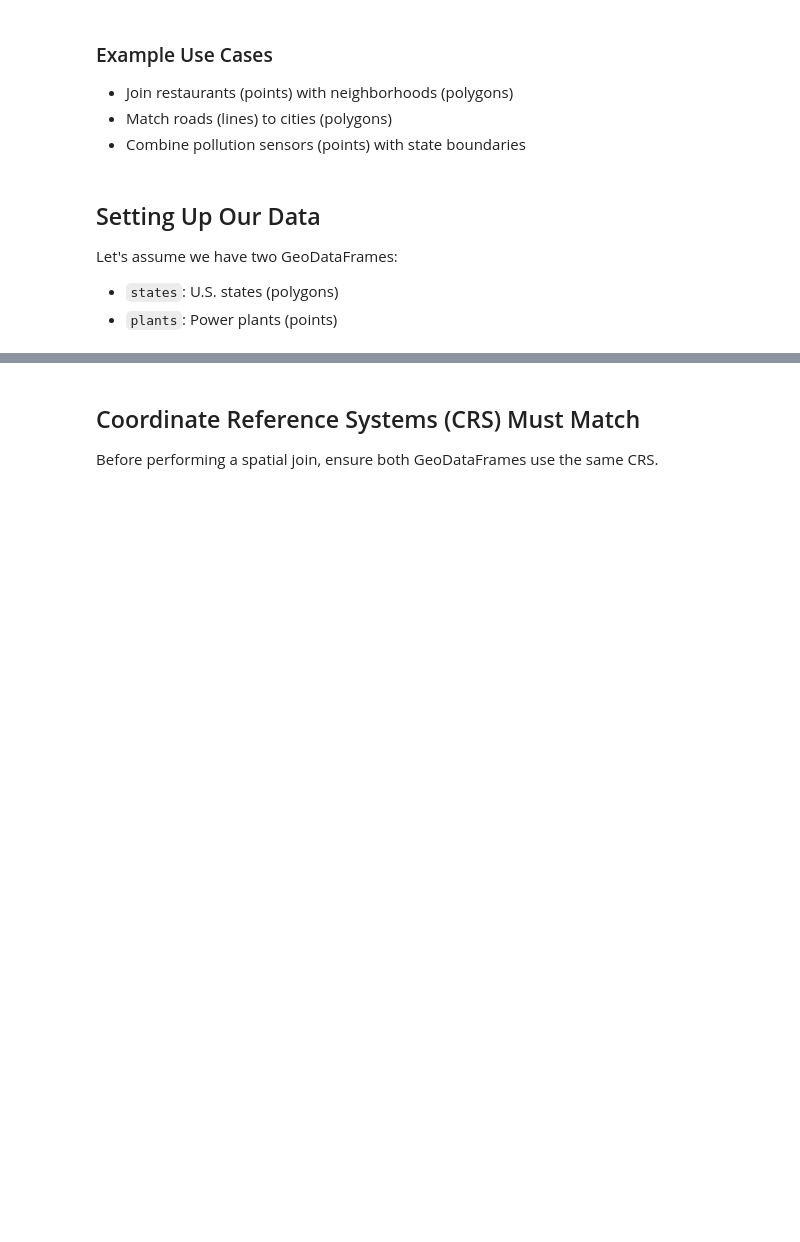
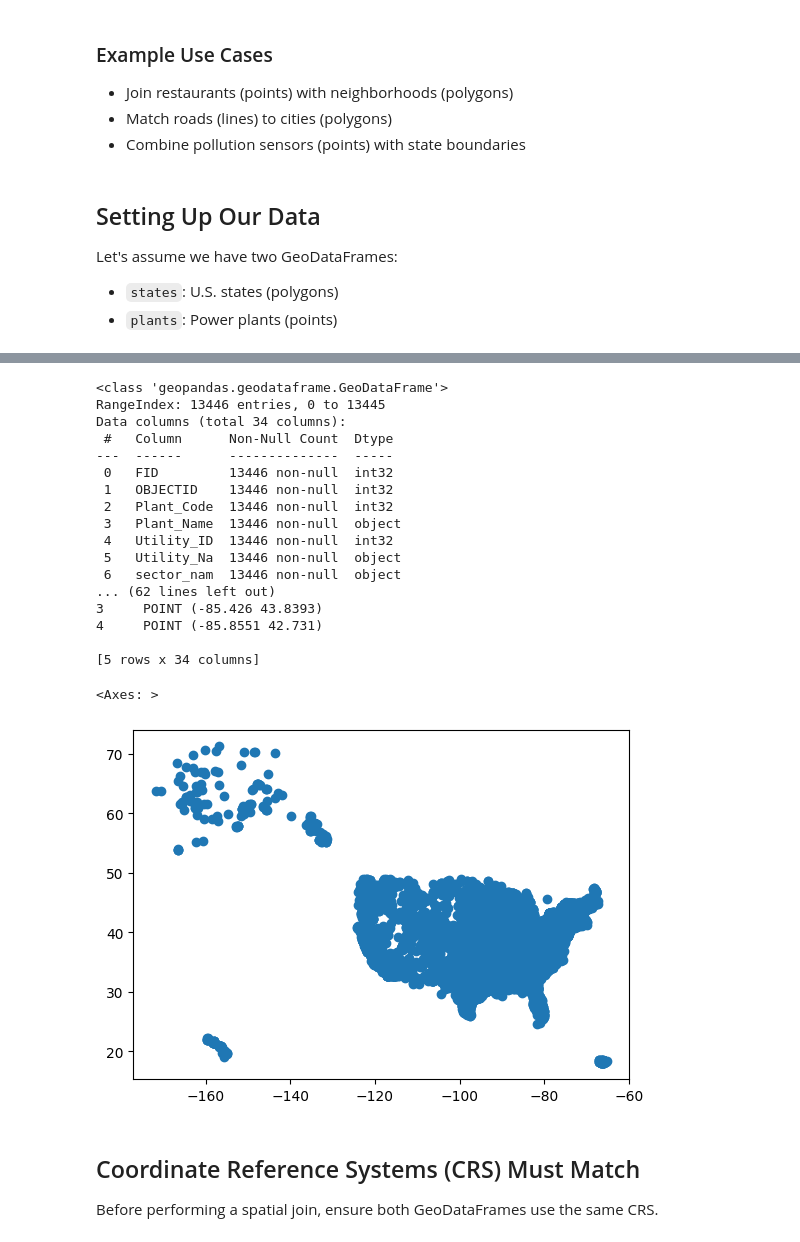
Before and after one commit to mvilla1859/GeoPandas_Basics_20250514, a Jupyter notebook: Soma/11_Spatial_joins.ipynb, the cells around one changed output, grey strips where cells are left out. Drawn from its saved outputs; the diff is of its cells as text; code cells hidden in the pictures; blank space fills up the shorter version.

```diff
--- a/Soma/11_Spatial_joins.ipynb
+++ b/Soma/11_Spatial_joins.ipynb
@@ -25,3 +52,27 @@ plants = gpd.read_file("path/to/power_plants.shp")
+# %%
+print(plants.info())
+print(plants.head())
+plants.plot()
+# %% [output]
+<class 'geopandas.geodataframe.GeoDataFrame'>
+RangeIndex: 13446 entries, 0 to 13445
+Data columns (total 34 columns):
+ #   Column      Non-Null Count  Dtype
+---  ------      --------------  -----
+ 0   FID         13446 non-null  int32
+ 1   OBJECTID    13446 non-null  int32
+ 2   Plant_Code  13446 non-null  int32
+ 3   Plant_Name  13446 non-null  object
+ 4   Utility_ID  13446 non-null  int32
+ 5   Utility_Na  13446 non-null  object
+ 6   sector_nam  13446 non-null  object
+... (62 lines left out)
+3     POINT (-85.426 43.8393)
+4     POINT (-85.8551 42.731)
+
+[5 rows x 34 columns]
+<Axes: >
+[figure, added]
 # %% [markdown]
 ## Coordinate Reference Systems (CRS) Must Match
 Before performing a spatial join, ensure both GeoDataFrames use the same CRS.
```
Also changed, not shown: parts of 22 cells of this notebook, 14 other files.
